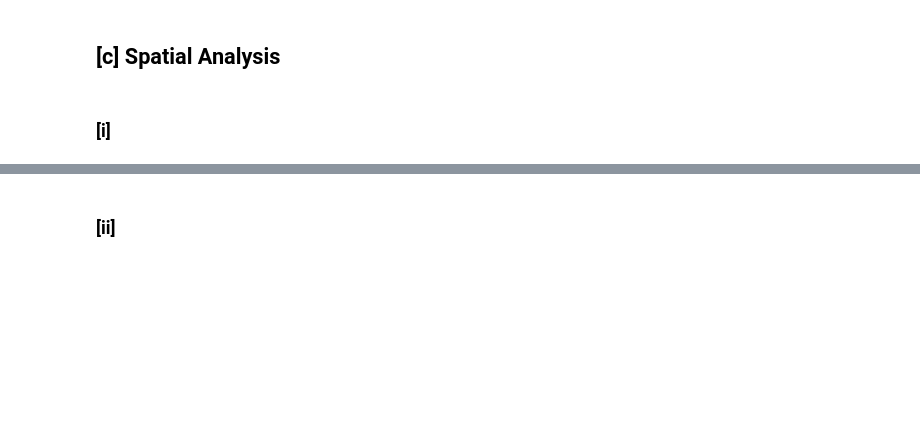
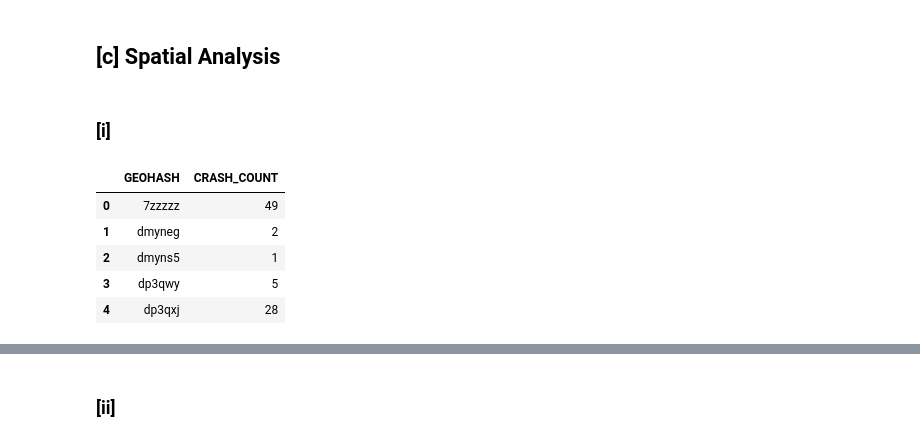
Before and after one commit to abdhashas/Data_mining_project, a Jupyter notebook: DM_HOMEWORK_1_BY_[عبدالرؤوف حسحس _طوني بطرس _عبد الله الزبداني].ipynb, the cells around one changed output, grey strips where cells are left out. Drawn from its saved outputs; the diff is of its cells as text; code cells hidden in the pictures; blank space fills up the shorter version.

```diff
--- a/DM_HOMEWORK_1_BY_[عبدالرؤوف حسحس _طوني بطرس _عبد الله الزبداني].ipynb
+++ b/DM_HOMEWORK_1_BY_[عبدالرؤوف حسحس _طوني بطرس _عبد الله الزبداني].ipynb
@@ -1420,3 +1434,13 @@ Image(filename='sunburst_plot.png')
 ## [c] Spatial Analysis
 # %% [markdown]
 ### [i]
+# %%
+grouped = traffic_crashes.groupby('GEOHASH').size().reset_index(name='CRASH_COUNT')
+grouped.head()
+# %% [output]
+|  | GEOHASH | CRASH_COUNT |
+| 0 | 7zzzzz | 49 |
+| 1 | dmyneg | 2 |
+| 2 | dmyns5 | 1 |
+| 3 | dp3qwy | 5 |
+| 4 | dp3qxj | 28 |
```
Also changed, not shown: parts of 4 cells of this notebook, 1 other file.
